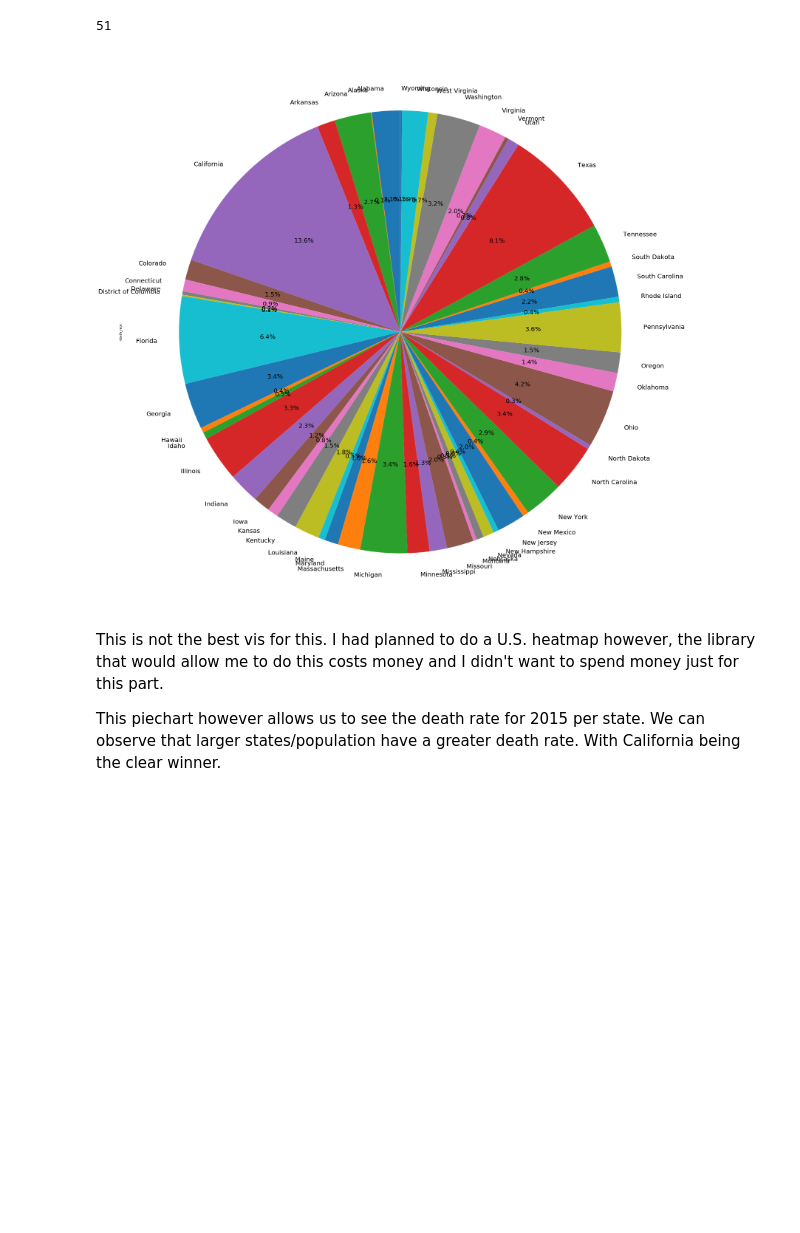
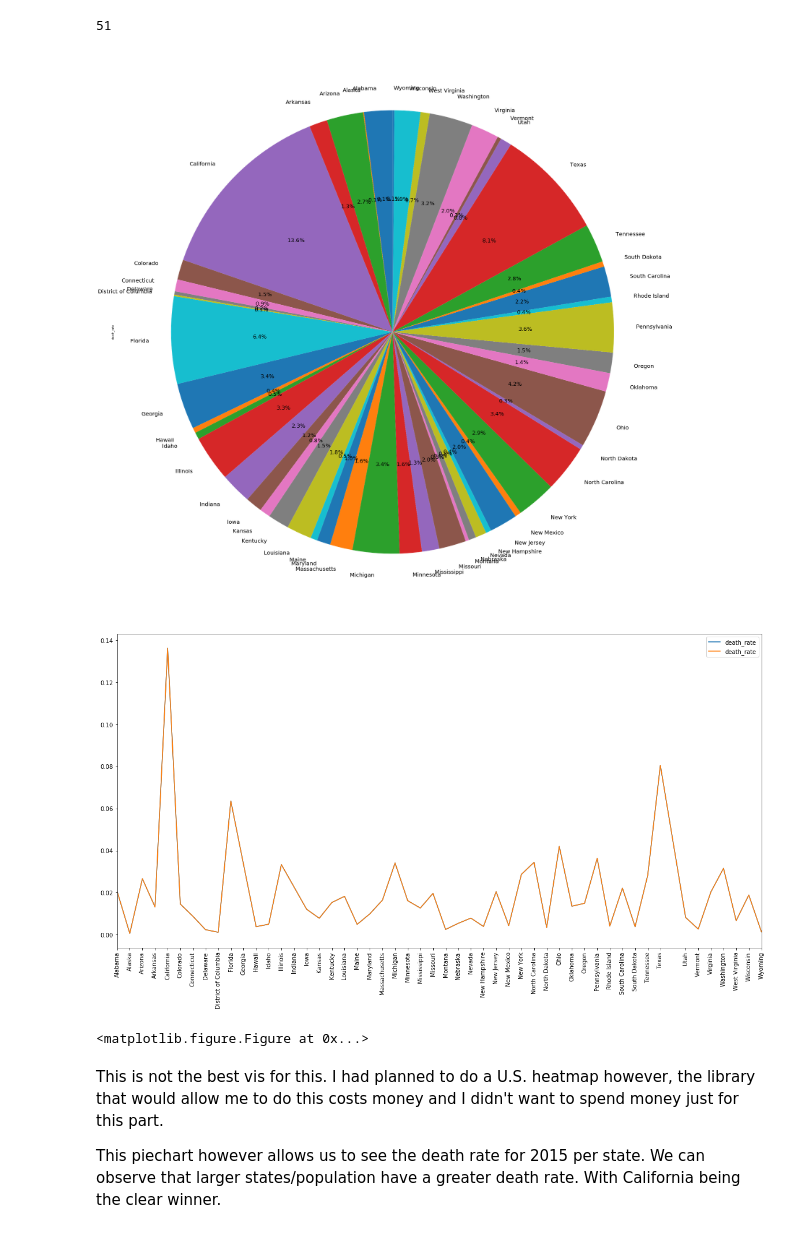
Before and after one commit to jesuszarate/VisForScientificData, a Jupyter notebook: Assignment1/Assignment1.ipynb, the cells around one changed output. Drawn from its saved outputs; the diff is of its cells as text; code cells hidden in the pictures; blank space fills up the shorter version.

Commit message:
Graph along with pie graph

```diff
--- a/Assignment1/Assignment1.ipynb
+++ b/Assignment1/Assignment1.ipynb
@@ -340,34 +340,26 @@ df['State'] = data_als['State']
 len(df)
 # %% [output]
 51
-# %%
-
-# sample data
-# raw_data = {'officer_name': ['Jason', 'Molly', 'Tina', 'Jake', 'Amy'],
-#         'jan_arrests': [4, 24, 31, 2, 3],
-#         'feb_arrests': [25, 94, 57, 62, 70],
-#         'march_arrests': [5, 43, 23, 23, 51]}
-# df = pd.DataFrame(raw_data, columns = ['officer_name', 'jan_arrests', 'feb_arrests', 'march_arrests'])
-# df['total_arrests'] = df['jan_arrests'] + df['feb_arrests'] + df['march_arrests']
-
-
-plt.figure(figsize=(70,70))
-# plot chart
-ax1 = plt.subplot(121, aspect='equal')
-df.plot(kind='pie', y = 'death_rate', ax=ax1, autopct='%1.1f%%',
- startangle=90, shadow=False, labels= df['State'], legend = False, fontsize=20)
-
-# plot table
-# ax2 = plt.subplot(122)
-# plt.axis('off')
-# tbl = table(ax2, df, loc='center')
-# tbl.auto_set_font_size(False)
-# tbl.set_fontsize(14)
-plt.show()
-
-# df.plot(y = 'death_rate')
-# %% [output]
-[figure, removed]
+# %%
+
+plt.figure(figsize=(80,70))
+# plot chart
+ax1 = plt.subplot(121, aspect='equal')
+df.plot(kind='pie', y = 'death_rate', ax=ax1, autopct='%1.1f%%',
+ startangle=90, shadow=False, labels= df['State'], legend = False, fontsize=20)
+
+# # df.plot(y = 'death_rate', labels= df['State'])
+ax = df.plot(xticks=df.index, rot=90)
+ax.set_xticklabels(df.State)
+
+df.plot(y = 'death_rate', rot=90, figsize=(20,10), ax=ax)
+plt.figure(figsize=(70,70))
+
+plt.show()
+# %% [output]
+[figure, added]
+[figure, added]
+<matplotlib.figure.Figure at 0x...>
 # %% [markdown]
 This is not the best vis for this. I had planned to do a U.S. heatmap however, the library that would allow me to do this costs money and I didn't want to spend money just for this part.
 
```
